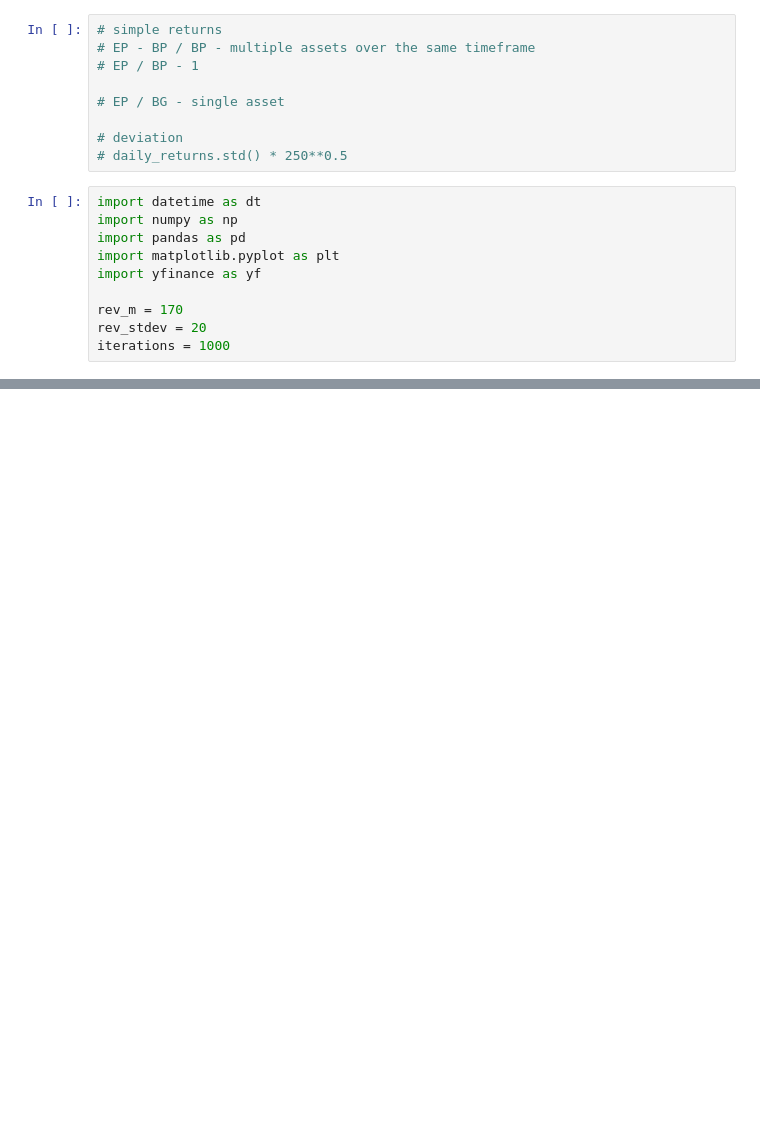
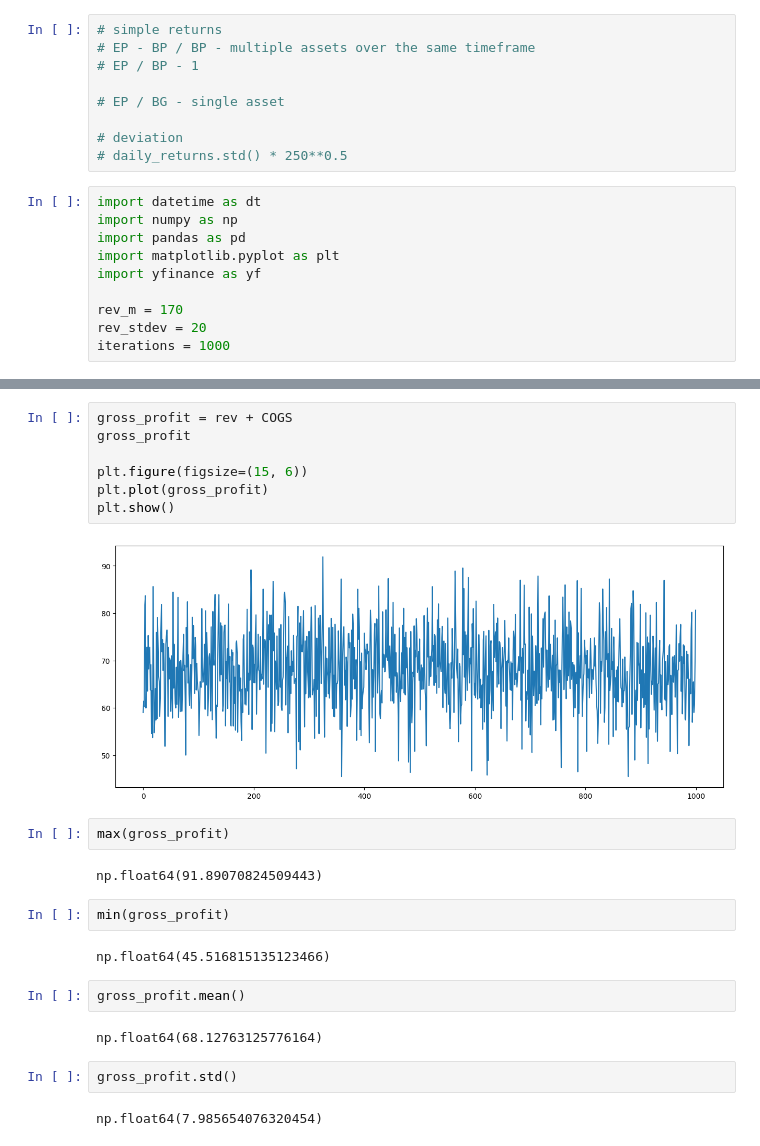
Before and after one commit to Rainspistols/Python-for-Finance, a Jupyter notebook: some.ipynb, the cells around one changed output, grey strips where cells are left out. Saved outputs shown, nothing was run; the diff lists cells and outputs as text; blank space fills up the shorter version.

```diff
--- a/some.ipynb
+++ b/some.ipynb
@@ -62,0 +63,25 @@ np.float64(12.158121378847737)
+# %%
+gross_profit = rev + COGS
+gross_profit
+
+plt.figure(figsize=(15, 6))
+plt.plot(gross_profit)
+plt.show()
+# %% [output]
+[figure, added]
+# %%
+max(gross_profit)
+# %% [output]
+np.float64(91.89070824509443)
+# %%
+min(gross_profit)
+# %% [output]
+np.float64(45.516815135123466)
+# %%
+gross_profit.mean()
+# %% [output]
+np.float64(68.12763125776164)
+# %%
+gross_profit.std()
+# %% [output]
+np.float64(7.985654076320454)
```
Also changed, not shown: parts of 7 cells of this notebook.
